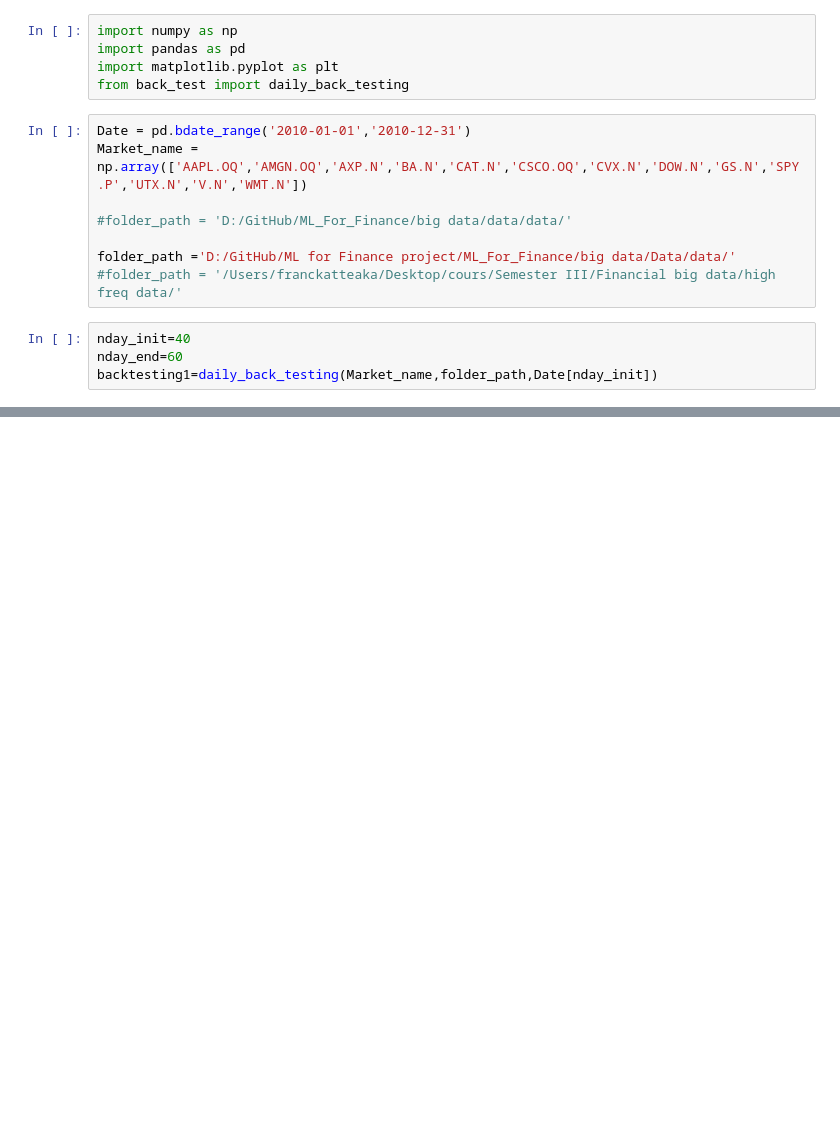
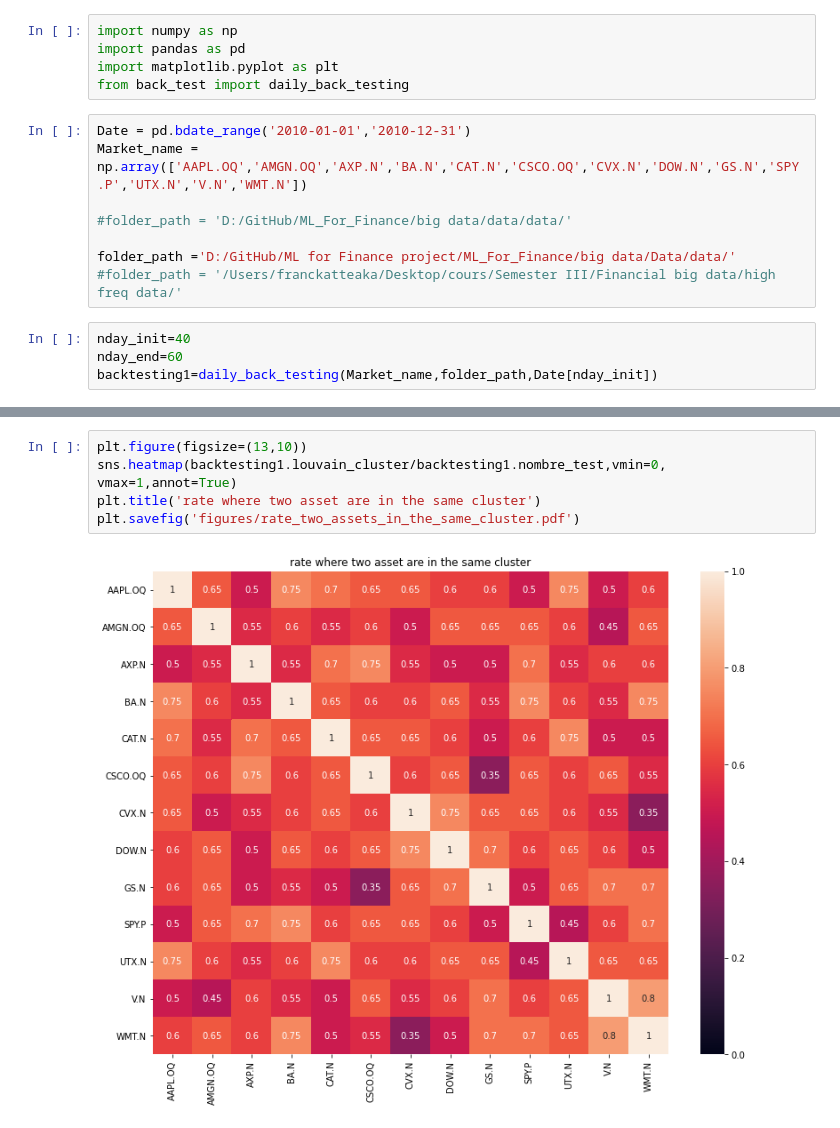
Before and after one commit to franckatte/ML_For_Finance, a Jupyter notebook: big data/Code/main.ipynb, the cells around one changed output, grey strips where cells are left out. Drawn from its saved outputs; the diff is of its cells as text; blank space fills up the shorter version.

```diff
--- a/big data/Code/main.ipynb
+++ b/big data/Code/main.ipynb
@@ -104,0 +199,7 @@ backtesting1.vanilla_return
+# %%
+plt.figure(figsize=(13,10))
+sns.heatmap(backtesting1.louvain_cluster/backtesting1.nombre_test,vmin=0, vmax=1,annot=True)
+plt.title('rate where two asset are in the same cluster')
+plt.savefig('figures/rate_two_assets_in_the_same_cluster.pdf')
+# %% [output]
+[figure, added]
```
Also changed, not shown: parts of 27 cells of this notebook.
